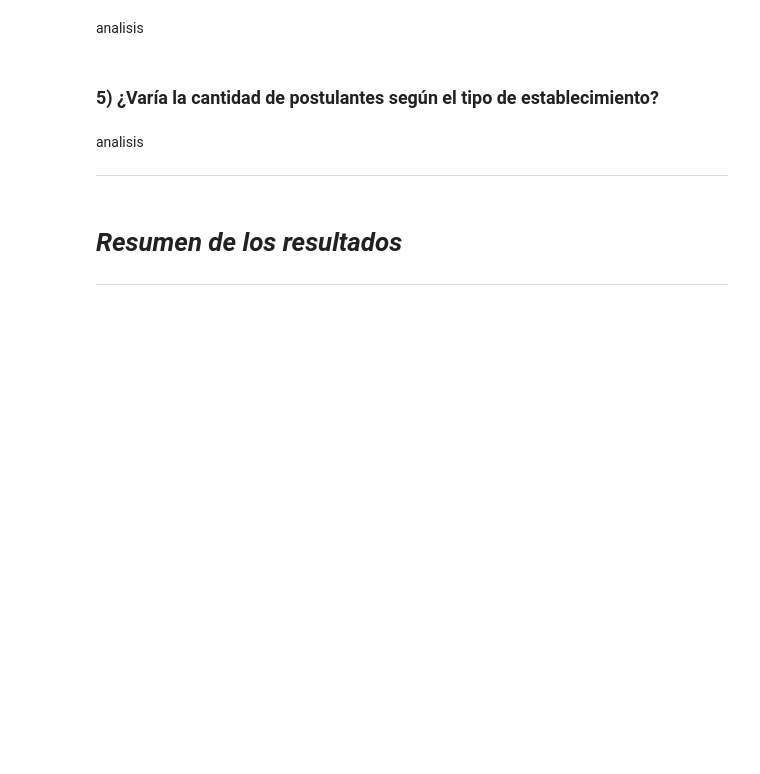
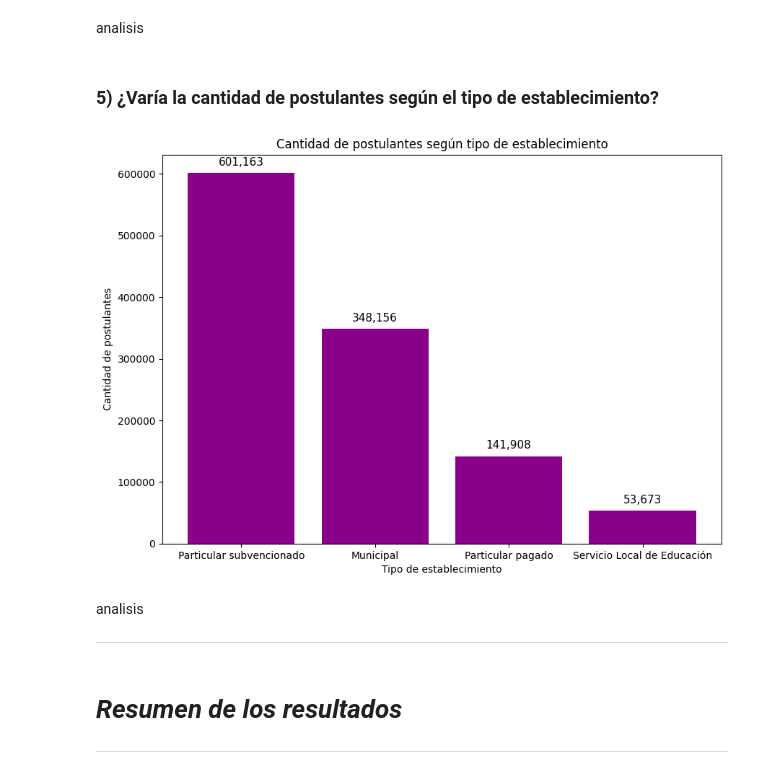
Before and after one commit to LmChicao/Proyecto-Intro-Ciencias-de-datos-2025-2-, a Jupyter notebook: Resultado proyecto/Resultado 2025.ipynb, the cells around one changed output. Cells and saved outputs as stored; diff of their text form; code cells hidden in the pictures; blank space fills up the shorter version.

```diff
--- a/Resultado proyecto/Resultado 2025.ipynb
+++ b/Resultado proyecto/Resultado 2025.ipynb
@@ -102,7 +204,29 @@ analisis
 # %% [markdown]
 ### **5) ¿Varía la cantidad de postulantes según el tipo de establecimiento?**
 # %%
-#codigo
+# primero, agrupo el df segun el tipo de colegio (uso la columna que creé anteriormente)
+# luego, cuento cuantos estudiantes hay en cada uno
+# soo basicamente ahi estoy obteniendo la cant de postulantes
+postulantes = (df_2025.groupby("TIPO_COLEGIO")["ID_aux"].count()
+    .reset_index(name="NUM_POSTULANTES").sort_values("NUM_POSTULANTES", ascending=False))
+# dps, guardo la info en una nueva columna "NUM_POSTULANTES" para graficarla
+# aaaa y la ordeno desde el tipo de colegio con mas postulantes al que tiene menos
+
+# defino el tamaño del grafico y sus caracteristicas (de barras)
+plt.figure(figsize=(10, 7))
+plt.bar(postulantes["TIPO_COLEGIO"], postulantes["NUM_POSTULANTES"], color="darkmagenta")
+# asigno el titulo del grafico y el de los ejes (x, y)
+plt.title("Cantidad de postulantes según tipo de establecimiento")
+plt.xlabel("Tipo de establecimiento")
+plt.ylabel("Cantidad de postulantes")
+plt.xticks(rotation=0)
+# finalmente, agrego la cant encima de cada barra
+for i, val in enumerate(postulantes["NUM_POSTULANTES"]):
+    plt.text(i, val + max(postulantes["NUM_POSTULANTES"])*0.02,
+            f"{val:,}", ha="center", fontsize=11)
+plt.show() # muestro el grafico
+# %% [output]
+[figure, added]
 # %% [markdown]
 analisis
 
```
Also changed, not shown: parts of 2 cells of this notebook.
